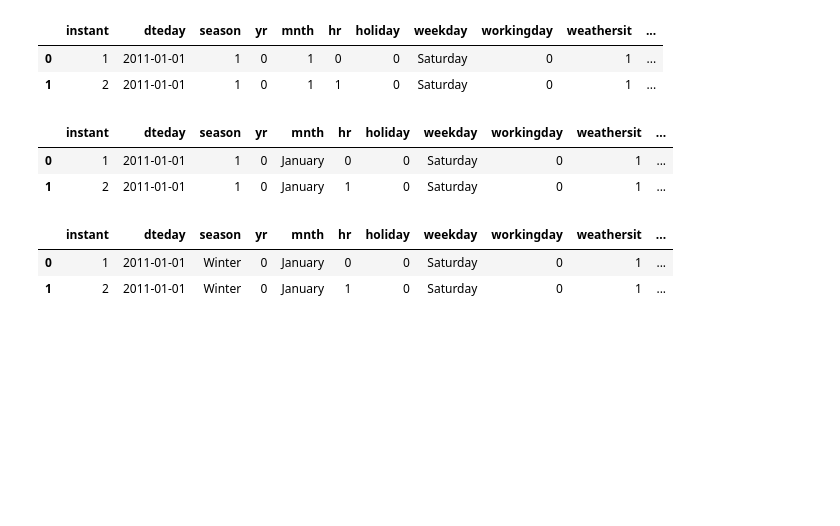
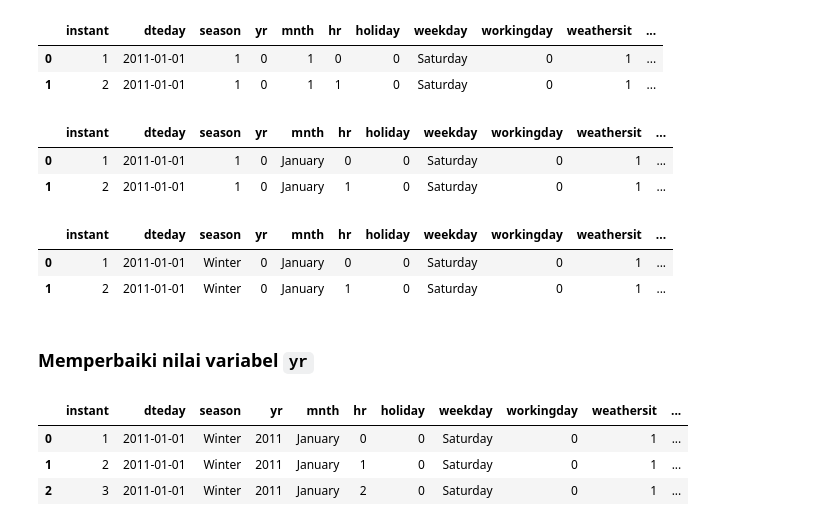
Before and after one commit to bulgogipedas/bike-sharing-analysis, a Jupyter notebook: notebook.ipynb, the cells around one changed output. Drawn from its saved outputs; the diff is of its cells as text; code cells hidden in the pictures; blank space fills up the shorter version.

```diff
--- a/notebook.ipynb
+++ b/notebook.ipynb
@@ -206,3 +206,13 @@ hour_df.head(2)
 |  | instant | dteday | season | yr | mnth | hr | holiday | weekday | workingday | weathersit | ... |
 | 0 | 1 | 2011-01-01 | Winter | 0 | January | 0 | 0 | Saturday | 0 | 1 | ... |
 | 1 | 2 | 2011-01-01 | Winter | 0 | January | 1 | 0 | Saturday | 0 | 1 | ... |
+# %% [markdown]
+### Memperbaiki nilai variabel `yr`
+# %%
+hour_df['yr'] = hour_df['dteday'].dt.year
+hour_df.head(3)
+# %% [output]
+|  | instant | dteday | season | yr | mnth | hr | holiday | weekday | workingday | weathersit | ... |
+| 0 | 1 | 2011-01-01 | Winter | 2011 | January | 0 | 0 | Saturday | 0 | 1 | ... |
+| 1 | 2 | 2011-01-01 | Winter | 2011 | January | 1 | 0 | Saturday | 0 | 1 | ... |
+| 2 | 3 | 2011-01-01 | Winter | 2011 | January | 2 | 0 | Saturday | 0 | 1 | ... |
```
Also changed, not shown: parts of 1 cell of this notebook, 1 other file.
